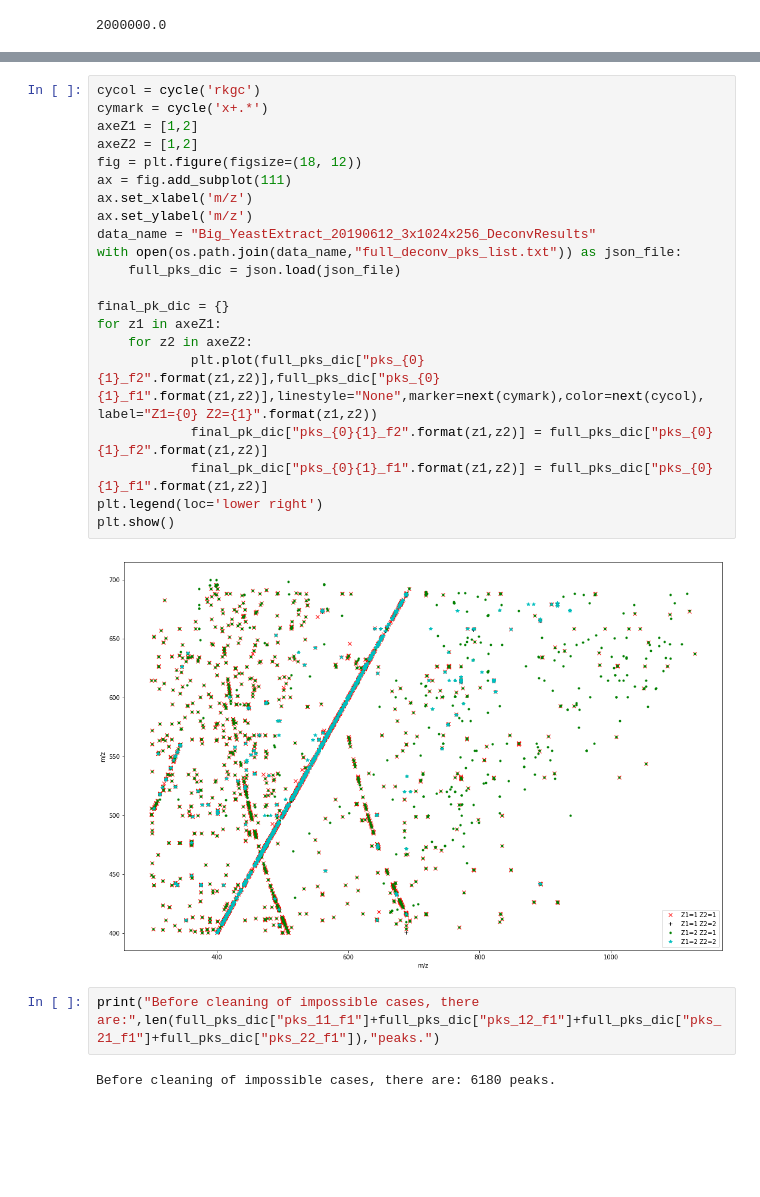
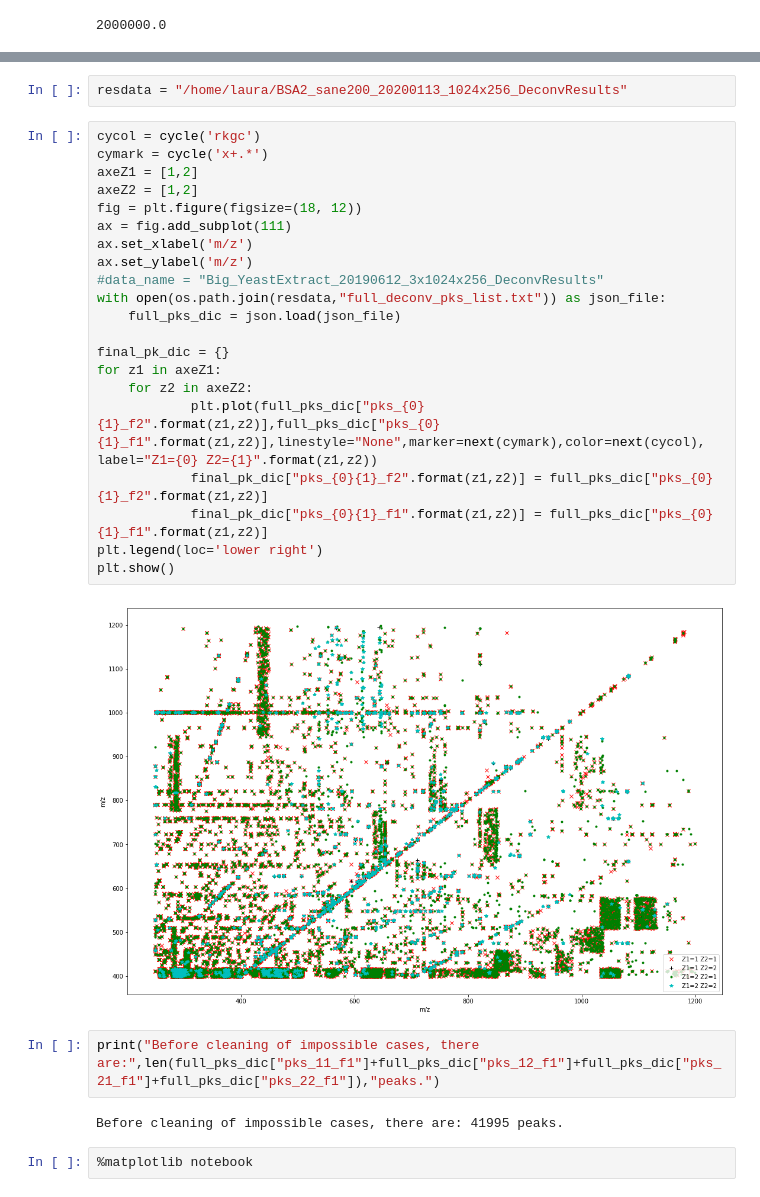
Before and after one commit to LauraDuciel/MSDeconv, a Jupyter notebook: 2D Deconv Analysis.ipynb, the cells around one changed output, grey strips where cells are left out. Saved outputs shown, nothing was run; the diff lists cells and outputs as text; blank space fills up the shorter version.

Commit message:
modified ipynb to analyse full deconv results

```diff
--- a/2D Deconv Analysis.ipynb
+++ b/2D Deconv Analysis.ipynb
@@ -126,30 +117,34 @@ With the classical peak picking over the 2D, there are: 11078 peaks.
+# %%
+resdata = "/home/laura/BSA2_sane200_20200113_1024x256_DeconvResults"
 # %%
 cycol = cycle('rkgc')
 cymark = cycle('x+.*')
 axeZ1 = [1,2]
 axeZ2 = [1,2]
 fig = plt.figure(figsize=(18, 12))
 ax = fig.add_subplot(111)
 ax.set_xlabel('m/z')
 ax.set_ylabel('m/z')
-data_name = "Big_YeastExtract_20190612_3x1024x256_DeconvResults"
-with open(os.path.join(data_name,"full_deconv_pks_list.txt")) as json_file:
+#data_name = "Big_YeastExtract_20190612_3x1024x256_DeconvResults"
+with open(os.path.join(resdata,"full_deconv_pks_list.txt")) as json_file:
     full_pks_dic = json.load(json_file)
 
 final_pk_dic = {}
 for z1 in axeZ1:
     for z2 in axeZ2:
             plt.plot(full_pks_dic["pks_{0}{1}_f2".format(z1,z2)],full_pks_dic["pks_{0}{1}_f1".format(z1,z2)],linestyle="None",marker=next(cymark),color=next(cycol), label="Z1={0} Z2={1}".format(z1,z2))
             final_pk_dic["pks_{0}{1}_f2".format(z1,z2)] = full_pks_dic["pks_{0}{1}_f2".format(z1,z2)]
             final_pk_dic["pks_{0}{1}_f1".format(z1,z2)] = full_pks_dic["pks_{0}{1}_f1".format(z1,z2)]
 plt.legend(loc='lower right')
 plt.show()
 # %% [output]
-[figure, old version]
+[figure, new version]
 # %%
 print("Before cleaning of impossible cases, there are:",len(full_pks_dic["pks_11_f1"]+full_pks_dic["pks_12_f1"]+full_pks_dic["pks_21_f1"]+full_pks_dic["pks_22_f1"]),"peaks.")
 # %% [output]
-Before cleaning of impossible cases, there are: 6180 peaks.
+Before cleaning of impossible cases, there are: 41995 peaks.
+# %%
+%matplotlib notebook
 # %%
 cycol = cycle('rkgc')
 cymark = cycle('x+.*')
```
Also changed, not shown: parts of 9 cells of this notebook.
